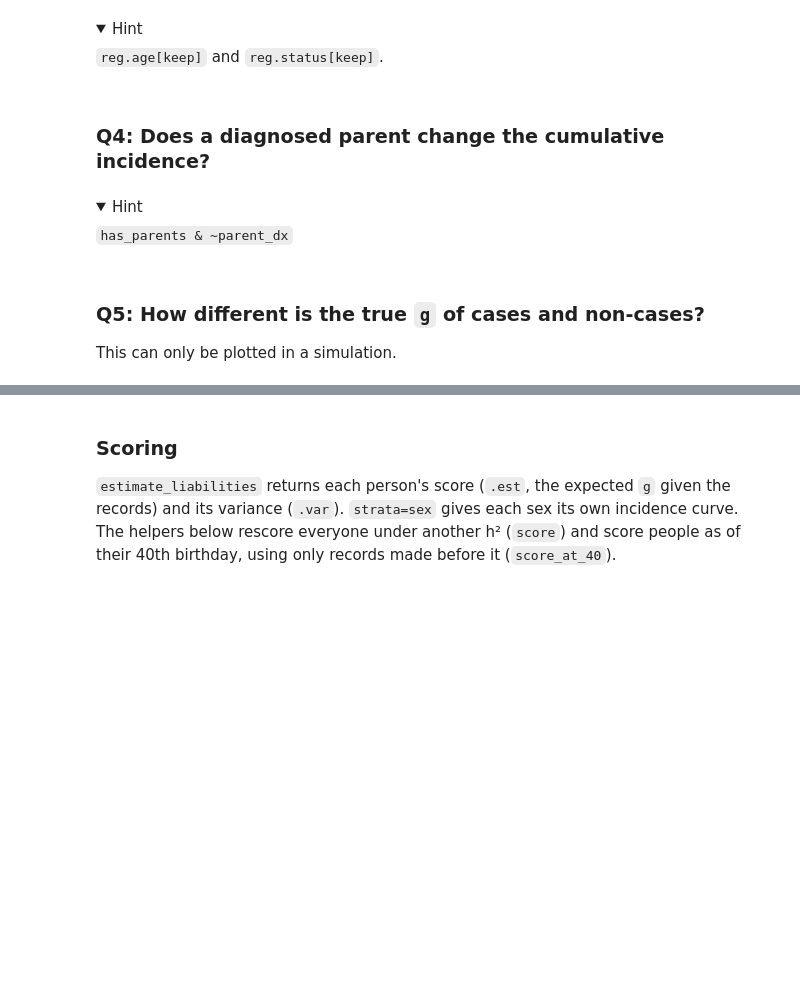
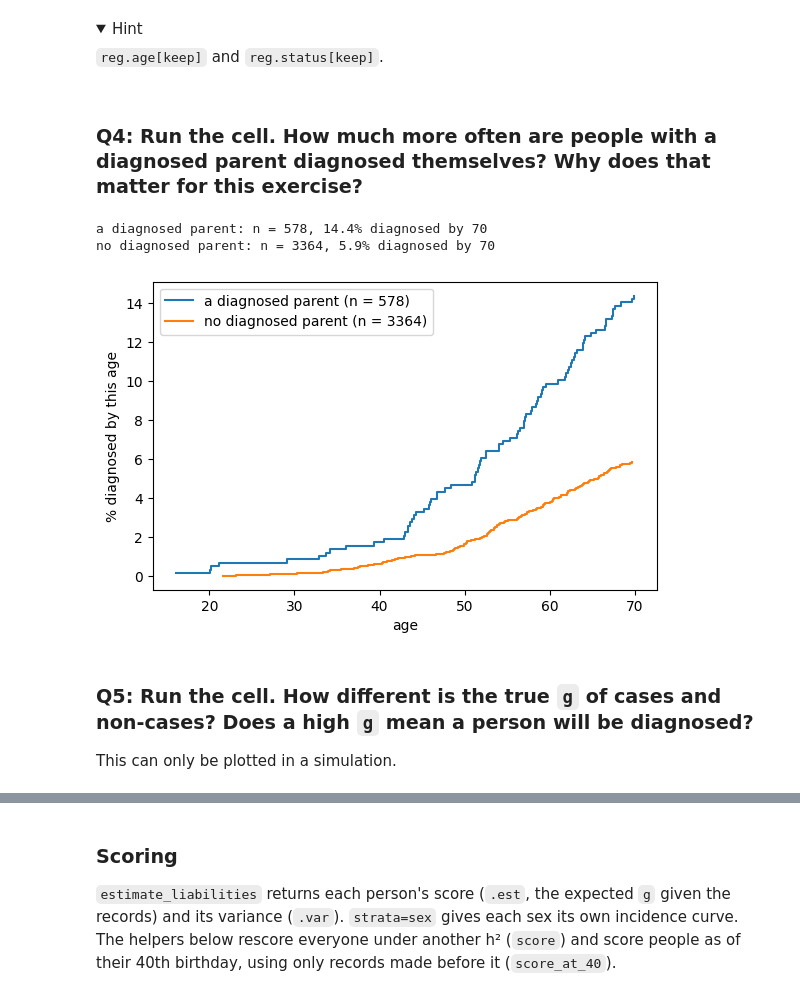
Before and after one commit to bvilhjal/ATIG_2026, a Jupyter notebook: teaching_days/2026-09-24/LTFH/LTFH_exercise.ipynb, the cells around one changed output, grey strips where cells are left out. Saved outputs shown, nothing was run; the diff lists cells and outputs as text; code cells hidden in the pictures; folded sections open; blank space fills up the shorter version.

```diff
--- a/teaching_days/2026-09-24/LTFH/LTFH_exercise.ipynb
+++ b/teaching_days/2026-09-24/LTFH/LTFH_exercise.ipynb
@@ -166,31 +164,30 @@ plt.show()
 `reg.age[keep]` and `reg.status[keep]`.
 
 </details>
-# %% [markdown]
-### Q4: Does a diagnosed parent change the cumulative incidence?
+# %% [markdown]
+### Q4: Run the cell. How much more often are people with a diagnosed parent diagnosed themselves? Why does that matter for this exercise?
 # %%
 row = {p: i for i, p in enumerate(reg.ids)}                  # id -> row number
 has_parents = np.array([f in row for f in reg.father])       # parents recorded in the register
 parent_dx = np.array([any(reg.status[row[p]] for p in (f, m) if p in row)
                       for f, m in zip(reg.father, reg.mother)])   # a parent diagnosed by 70
 
 fig, ax = plt.subplots(figsize=(6.5, 4))
 for label, keep in (("a diagnosed parent", parent_dx),
-                    ("no diagnosed parent", ...)):          # parents recorded, but neither diagnosed
+                    ("no diagnosed parent", has_parents & ~parent_dx)):   # parents recorded, neither diagnosed
     km = kaplan_meier_cip(np.zeros(keep.sum()), reg.age[keep], reg.status[keep])
     ax.step(km.ages, 100 * km.values, where="post", label=f"{label} (n = {keep.sum()})")
+    print(f"{label}: n = {keep.sum()}, {km.values[-1]:.1%} diagnosed by 70")
 ax.set_xlabel("age")
 ax.set_ylabel("% diagnosed by this age")
 ax.legend()
 plt.show()
+# %% [output]
+a diagnosed parent: n = 578, 14.4% diagnosed by 70
+no diagnosed parent: n = 3364, 5.9% diagnosed by 70
+[figure, added]
-# %% [markdown]
-<details><summary>Hint</summary>
-
-`has_parents & ~parent_dx`
-
-</details>
 # %% [markdown]
-### Q5: How different is the true `g` of cases and non-cases?
+### Q5: Run the cell. How different is the true `g` of cases and non-cases? Does a high `g` mean a person will be diagnosed?
 
 This can only be plotted in a simulation.
 # %%
```
Also changed, not shown: parts of 24 cells of this notebook, 6 other files.
